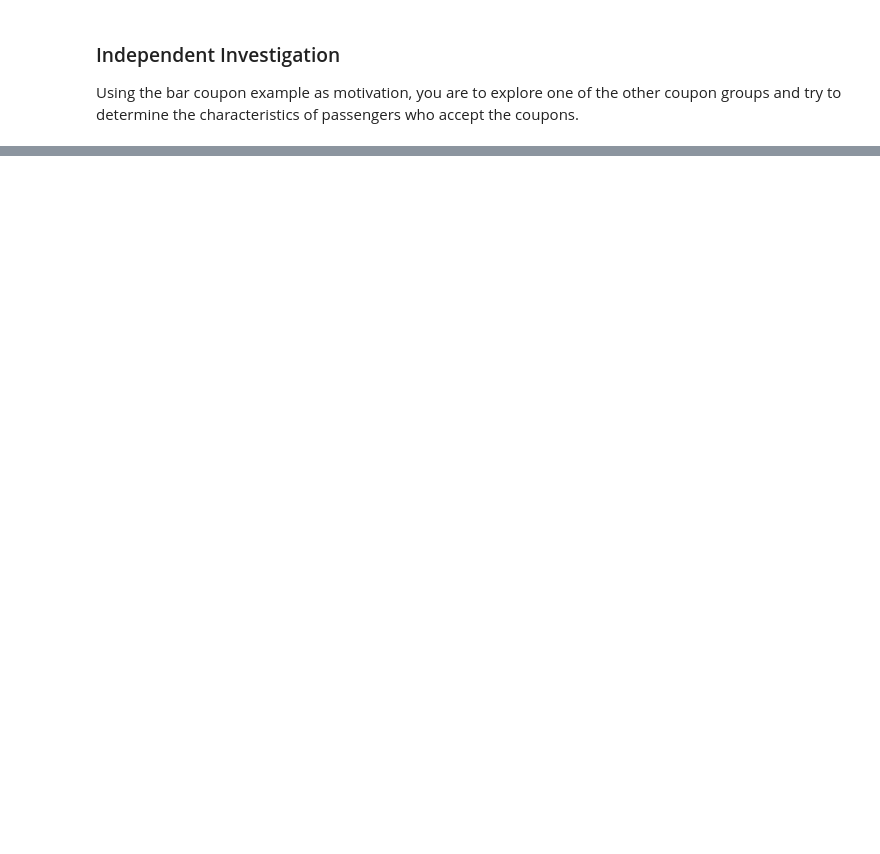
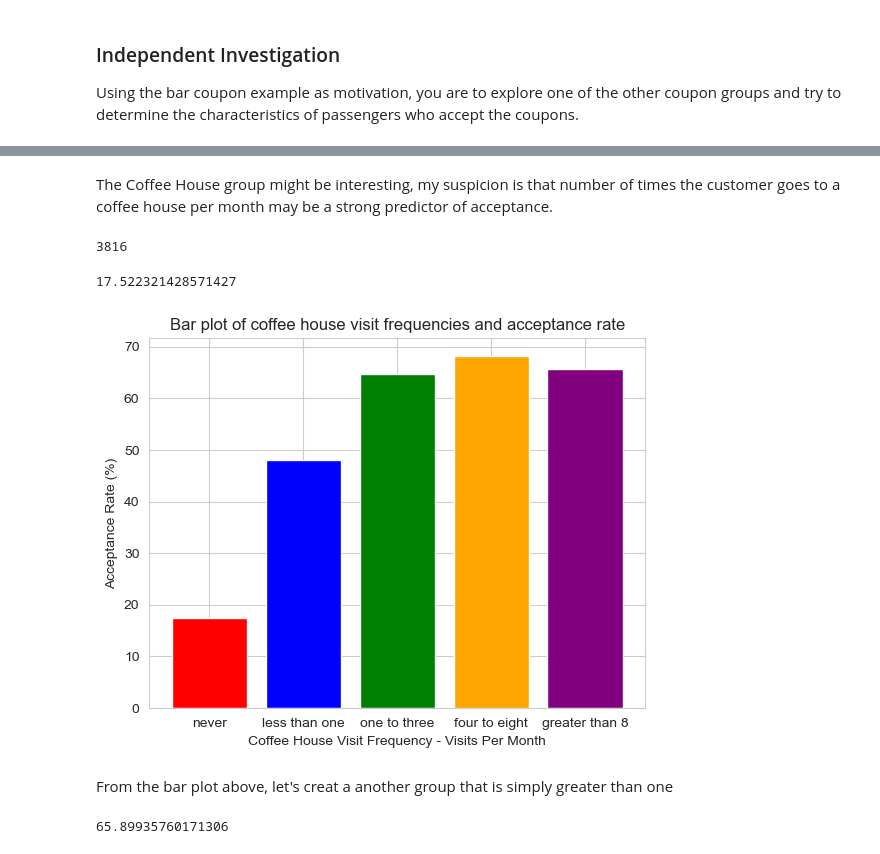
Before and after one commit to jeffreylgoode/Coupon_Project, a Jupyter notebook: Coupon_Project.ipynb, the cells around one changed output, grey strips where cells are left out. Saved outputs shown, nothing was run; the diff lists cells and outputs as text; code cells hidden in the pictures; blank space fills up the shorter version.

```diff
--- a/Coupon_Project.ipynb
+++ b/Coupon_Project.ipynb
@@ -583,0 +596,59 @@ Using the bar coupon example as motivation, you are to explore one of the other
+# %% [markdown]
+The Coffee House group might be interesting, my suspicion is that number of times the customer goes to a coffee house per
+month may be a strong predictor of acceptance.
+# %%
+#let drop all the other data_mod df info to examine this type of coupon
+coffee_coupons = data_mod[data_mod['coupon'] == "Coffee House"].copy()
+len(coffee_coupons)
+# %% [output]
+3816
+# %%
+#now let's look at the acceptance rate based on customer visits to a coffee shop/house
+coffee_coupons['CoffeeHouse'].value_counts()
+#lets examine acceptance rate for each group, and compare
+never = coffee_coupons[(coffee_coupons['CoffeeHouse'].isin(["never"]))]
+never_rate = (never['Y']==1).mean()*100
+never_rate
+less_than_one = coffee_coupons[(coffee_coupons['CoffeeHouse'].isin(["less1"]))]
+less_than_one_rate = (less_than_one['Y']==1).mean()*100
+one_to_three = coffee_coupons[(coffee_coupons['CoffeeHouse'].isin(["1~3"]))]
+one_to_three_rate = (one_to_three['Y']==1).mean()*100
+one_to_three_rate
+four_to_eight= coffee_coupons[(coffee_coupons['CoffeeHouse'].isin(["4~8"]))]
+four_to_eight_rate = (four_to_eight['Y']==1).mean()*100
+four_to_eight_rate
+gt_than_8= coffee_coupons[(coffee_coupons['CoffeeHouse'].isin(["gt8"]))]
+gt_than_8_rate = (gt_than_8['Y']==1).mean()*100
+gt_than_8_rate
+never_rate
+
+#coffee_coupons['CoffeeHouse'].value_counts()
+# %% [output]
+17.522321428571427
+# %%
+# let's plot the rates side by side
+# Put them into a list
+values = [never_rate, less_than_one_rate, one_to_three_rate, four_to_eight_rate, gt_than_8_rate]
+
+# Create labels for each bar
+labels = ['never', 'less than one', 'one to three', 'four to eight', 'greater than 8']
+
+# Define colors for each bar
+colors = ['red', 'blue', 'green', 'orange', 'purple']
+
+# Plot with colors
+plt.bar(labels, values, color=colors)
+plt.ylabel("Acceptance Rate (%)")
+plt.xlabel("Coffee House Visit Frequency - Visits Per Month")
+plt.title("Bar plot of coffee house visit frequencies and acceptance rate")
+plt.show()
+# %% [output]
+[figure, added]
+# %% [markdown]
+From the bar plot above, let's creat a another group that is simply greater than one
+# %%
+one_or_more = coffee_coupons[(coffee_coupons['CoffeeHouse'].isin(["1~3", "4~8", "gt8"]))]
+one_or_more_rate = (one_or_more['Y']==1).mean()*100
+one_or_more_rate
+# %% [output]
+65.89935760171306
```
Also changed, not shown: parts of 10 cells of this notebook.
